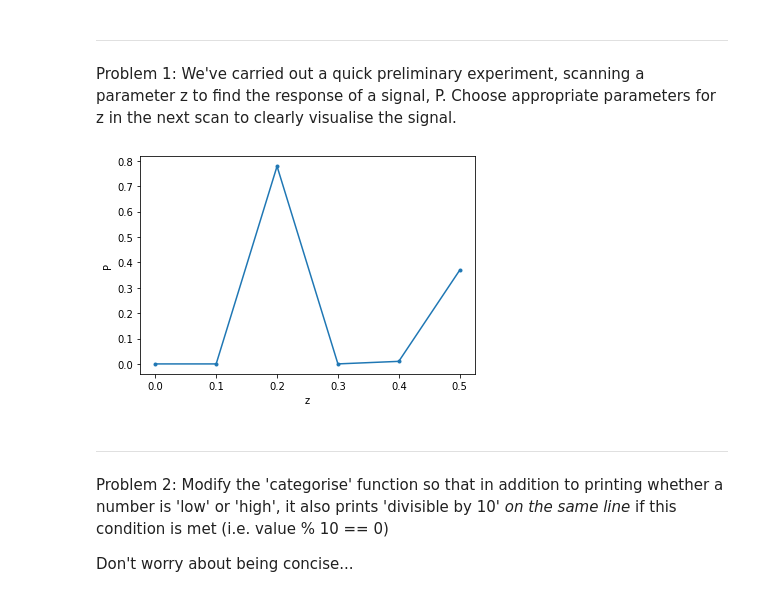
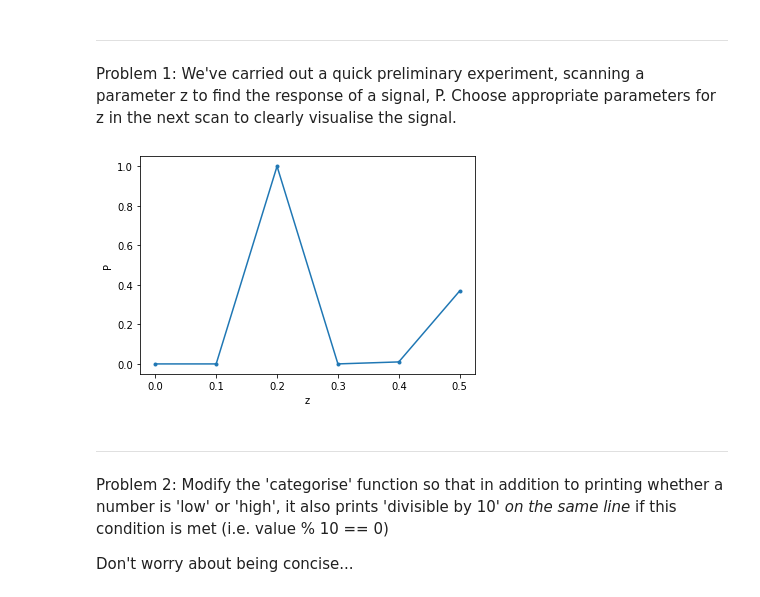
Before and after one commit to dave-dunning/Test, a Jupyter notebook: test_notebook2.ipynb, the cells around one changed output. Cells and saved outputs as stored; diff of their text form; code cells hidden in the pictures.

```diff
--- a/test_notebook2.ipynb
+++ b/test_notebook2.ipynb
@@ -18,12 +18,12 @@ Problem 1: We've carried out a quick preliminary experiment, scanning a paramete
 # %%
 z = np.arange(0,0.6,0.1) # scan settings
 
-P = np.exp(-( (z-0.21)/0.02 )**2) + 2*np.exp(-( (z-0.63)/0.1 )**2)
+P = np.exp(-( (z-0.2)/0.02 )**2) + 2*np.exp(-( (z-0.63)/0.1 )**2)
 plt.plot(z, P, '.-')
 plt.xlabel('z');plt.ylabel('P')
 plt.show()
 # %% [output]
-[figure, old version]
+[figure, new version]
 # %% [markdown]
 -------------------------------------------------------------------------------------------------------------------------------
 Problem 2: Modify the 'categorise' function so that in addition to printing whether a number is 'low' or 'high', it also prints 'divisible by 10' *on the same line* if this condition is met (i.e. value % 10 == 0)
```
